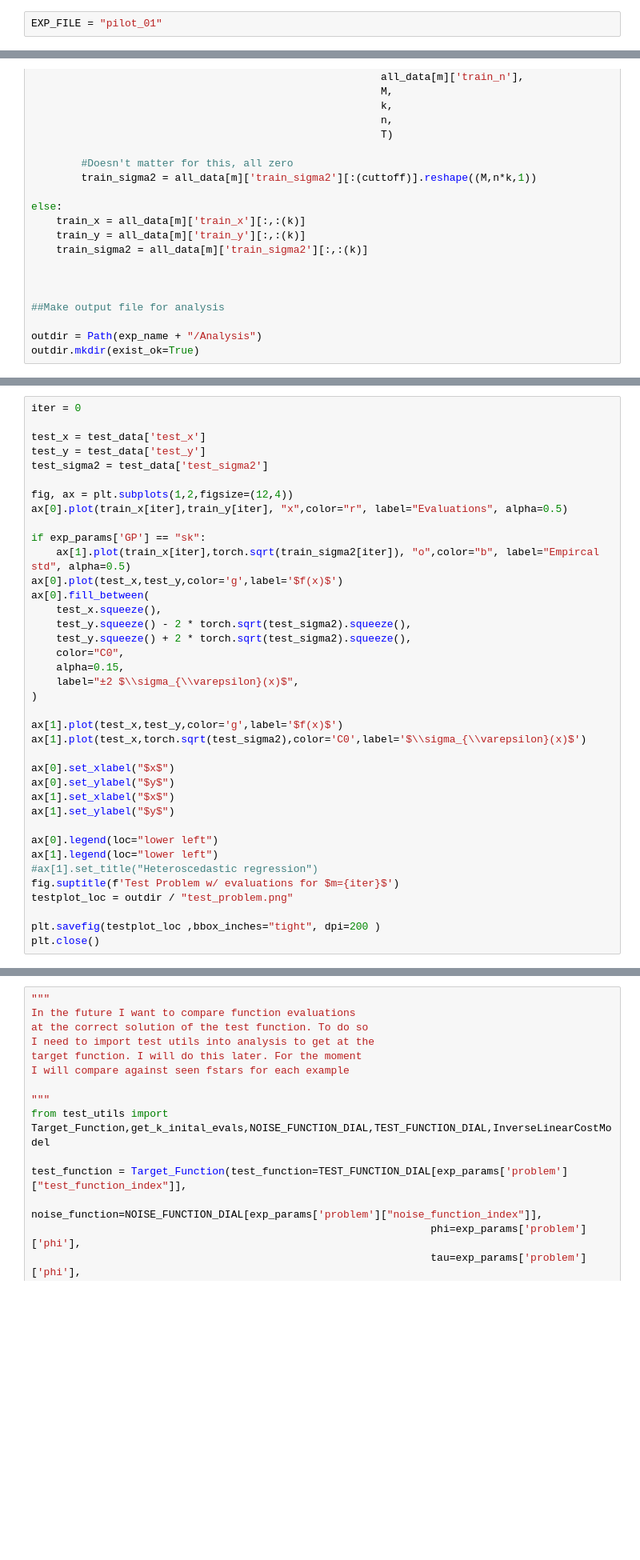
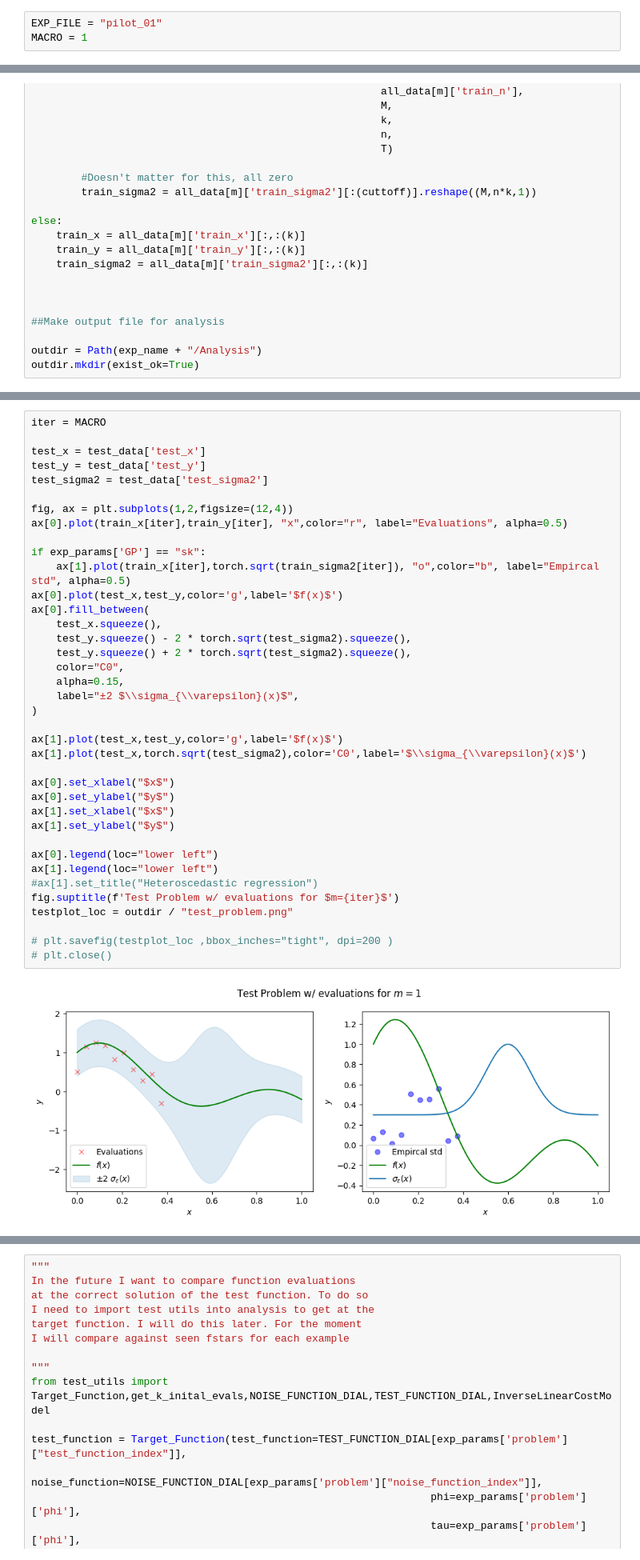
Before and after one commit to BazzahN/DES_BO, a Jupyter notebook: analysis.ipynb, the cells around one changed output, grey strips where cells are left out. Shown at 80% size. Saved outputs shown, nothing was run; the diff lists cells and outputs as text; blank space fills up the shorter version.

```diff
--- a/analysis.ipynb
+++ b/analysis.ipynb
@@ -12,6 +12,7 @@ format:
 ---
 # %%
 EXP_FILE = "pilot_01"
+MACRO = 1
 # %%
 import torch
 #Import Libaries
@@ -184,5 +205,5 @@ outdir.mkdir(exist_ok=True)
 # %%
-iter = 0
+iter = MACRO
 
 test_x = test_data['test_x']
 test_y = test_data['test_y']
@@ -190,33 +211,35 @@ test_sigma2 = test_data['test_sigma2']
 
 fig, ax = plt.subplots(1,2,figsize=(12,4))
 ax[0].plot(train_x[iter],train_y[iter], "x",color="r", label="Evaluations", alpha=0.5)
 
 if exp_params['GP'] == "sk":
 	ax[1].plot(train_x[iter],torch.sqrt(train_sigma2[iter]), "o",color="b", label="Empircal std", alpha=0.5)
 ax[0].plot(test_x,test_y,color='g',label='$f(x)$')
 ax[0].fill_between(
     test_x.squeeze(),
     test_y.squeeze() - 2 * torch.sqrt(test_sigma2).squeeze(),
     test_y.squeeze() + 2 * torch.sqrt(test_sigma2).squeeze(),
     color="C0",
     alpha=0.15,
     label="±2 $\\sigma_{\\varepsilon}(x)$",
 )
 
 ax[1].plot(test_x,test_y,color='g',label='$f(x)$')
 ax[1].plot(test_x,torch.sqrt(test_sigma2),color='C0',label='$\\sigma_{\\varepsilon}(x)$')
 
 ax[0].set_xlabel("$x$")
 ax[0].set_ylabel("$y$")
 ax[1].set_xlabel("$x$")
 ax[1].set_ylabel("$y$")
 
 ax[0].legend(loc="lower left")
 ax[1].legend(loc="lower left")
 #ax[1].set_title("Heteroscedastic regression")
 fig.suptitle(f'Test Problem w/ evaluations for $m={iter}$')
 testplot_loc = outdir / "test_problem.png"
 
-plt.savefig(testplot_loc ,bbox_inches="tight", dpi=200 )
-plt.close()
+# plt.savefig(testplot_loc ,bbox_inches="tight", dpi=200 )
+# plt.close()
+# %% [output]
+[figure, added]
 # %%
```
Also changed, not shown: parts of 4 cells of this notebook, 4 other files.
